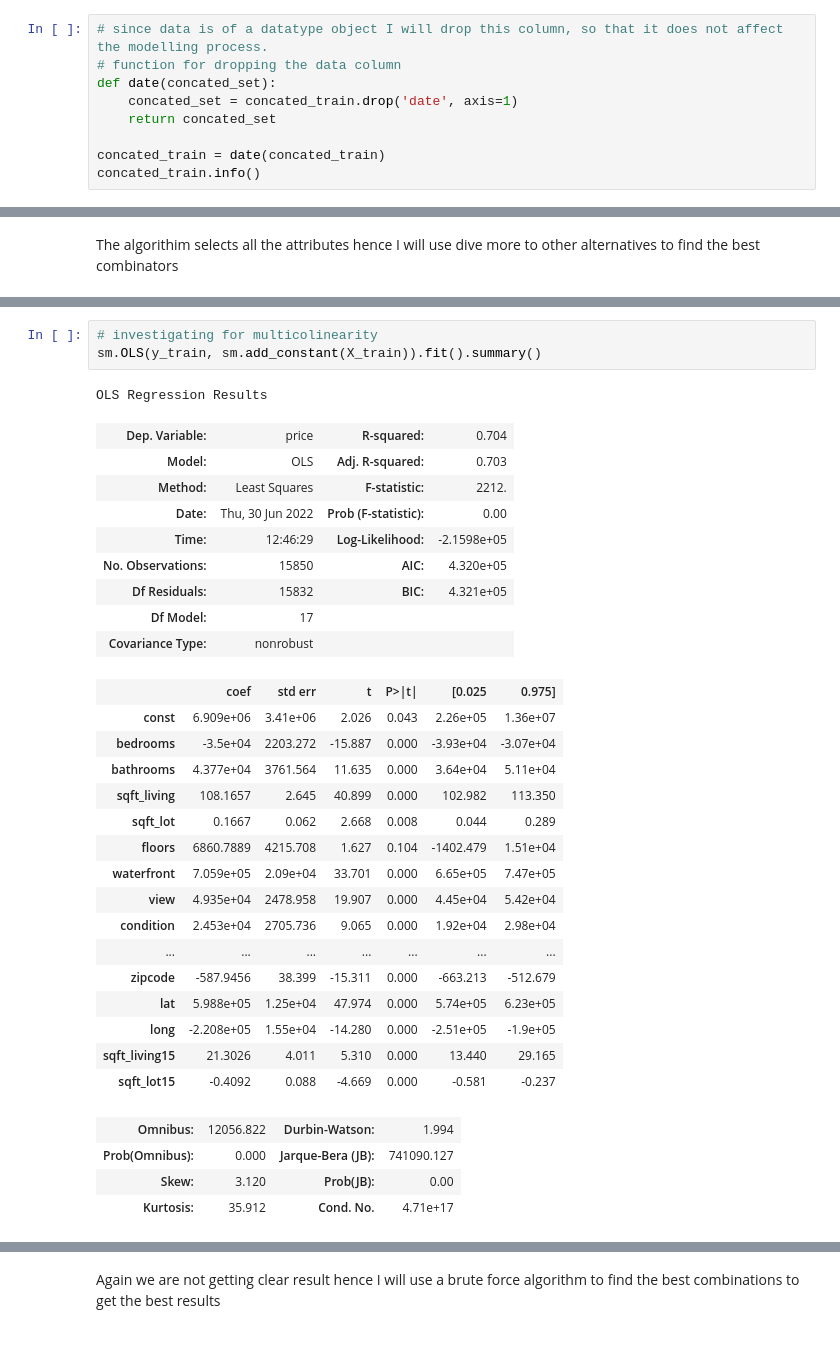
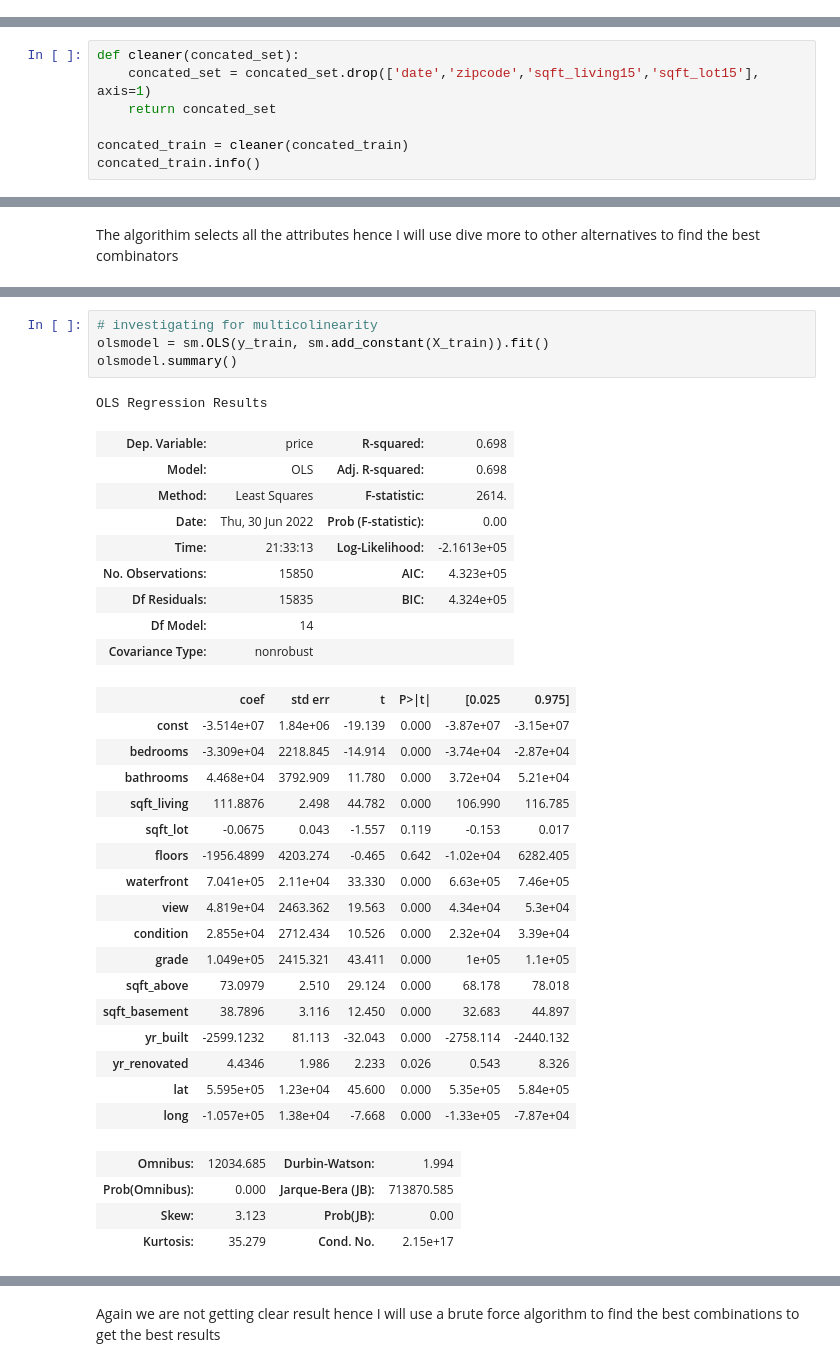
Before and after one commit to IainMosima/Moringa-Phase2, a Jupyter notebook: iain.ipynb, the cells around one changed output, grey strips where cells are left out. Cells and saved outputs as stored; diff of their text form.

```diff
--- a/iain.ipynb
+++ b/iain.ipynb
@@ -350,12 +350,3 @@ Data columns (total 20 columns):
  19  sqft_lot15     16197 non-null  int64
 dtypes: float64(8), int64(10), object(2)
 memory usage: 2.6+ MB
-# %%
-# since data is of a datatype object I will drop this column, so that it does not affect the modelling process.
-# function for dropping the data column
-def date(concated_set):
-    concated_set = concated_train.drop('date', axis=1)
-    return concated_set
-
-concated_train = date(concated_train)
-concated_train.info()
@@ -379,0 +355,7 @@ memory usage: 2.5+ MB
+# %%
+def cleaner(concated_set):
+    concated_set = concated_set.drop(['date','zipcode','sqft_living15','sqft_lot15'], axis=1)
+    return concated_set
+
+concated_train = cleaner(concated_train)
+concated_train.info()
@@ -573,36 +572,38 @@ len(X_train.columns)
 # %%
 # investigating for multicolinearity
-sm.OLS(y_train, sm.add_constant(X_train)).fit().summary()
+olsmodel = sm.OLS(y_train, sm.add_constant(X_train)).fit()
+olsmodel.summary()
 # %% [output]
 OLS Regression Results
-| Dep. Variable: | price | R-squared: | 0.704 |
-| Model: | OLS | Adj. R-squared: | 0.703 |
-| Method: | Least Squares | F-statistic: | 2212. |
+| Dep. Variable: | price | R-squared: | 0.698 |
+| Model: | OLS | Adj. R-squared: | 0.698 |
+| Method: | Least Squares | F-statistic: | 2614. |
 | Date: | Thu, 30 Jun 2022 | Prob (F-statistic): | 0.00 |
-| Time: | 12:46:29 | Log-Likelihood: | -2.1598e+05 |
-| No. Observations: | 15850 | AIC: | 4.320e+05 |
-| Df Residuals: | 15832 | BIC: | 4.321e+05 |
-| Df Model: | 17 |  |  |
+| Time: | 21:33:13 | Log-Likelihood: | -2.1613e+05 |
+| No. Observations: | 15850 | AIC: | 4.323e+05 |
+| Df Residuals: | 15835 | BIC: | 4.324e+05 |
+| Df Model: | 14 |  |  |
 | Covariance Type: | nonrobust |  |  |
 |  | coef | std err | t | P>|t| | [0.025 | 0.975] |
-| const | 6.909e+06 | 3.41e+06 | 2.026 | 0.043 | 2.26e+05 | 1.36e+07 |
-| bedrooms | -3.5e+04 | 2203.272 | -15.887 | 0.000 | -3.93e+04 | -3.07e+04 |
-| bathrooms | 4.377e+04 | 3761.564 | 11.635 | 0.000 | 3.64e+04 | 5.11e+04 |
-| sqft_living | 108.1657 | 2.645 | 40.899 | 0.000 | 102.982 | 113.350 |
-| sqft_lot | 0.1667 | 0.062 | 2.668 | 0.008 | 0.044 | 0.289 |
-| floors | 6860.7889 | 4215.708 | 1.627 | 0.104 | -1402.479 | 1.51e+04 |
-| waterfront | 7.059e+05 | 2.09e+04 | 33.701 | 0.000 | 6.65e+05 | 7.47e+05 |
-| view | 4.935e+04 | 2478.958 | 19.907 | 0.000 | 4.45e+04 | 5.42e+04 |
-| condition | 2.453e+04 | 2705.736 | 9.065 | 0.000 | 1.92e+04 | 2.98e+04 |
-| ... | ... | ... | ... | ... | ... | ... |
-| zipcode | -587.9456 | 38.399 | -15.311 | 0.000 | -663.213 | -512.679 |
-| lat | 5.988e+05 | 1.25e+04 | 47.974 | 0.000 | 5.74e+05 | 6.23e+05 |
-| long | -2.208e+05 | 1.55e+04 | -14.280 | 0.000 | -2.51e+05 | -1.9e+05 |
-| sqft_living15 | 21.3026 | 4.011 | 5.310 | 0.000 | 13.440 | 29.165 |
-| sqft_lot15 | -0.4092 | 0.088 | -4.669 | 0.000 | -0.581 | -0.237 |
+| const | -3.514e+07 | 1.84e+06 | -19.139 | 0.000 | -3.87e+07 | -3.15e+07 |
+| bedrooms | -3.309e+04 | 2218.845 | -14.914 | 0.000 | -3.74e+04 | -2.87e+04 |
+| bathrooms | 4.468e+04 | 3792.909 | 11.780 | 0.000 | 3.72e+04 | 5.21e+04 |
+| sqft_living | 111.8876 | 2.498 | 44.782 | 0.000 | 106.990 | 116.785 |
+| sqft_lot | -0.0675 | 0.043 | -1.557 | 0.119 | -0.153 | 0.017 |
+| floors | -1956.4899 | 4203.274 | -0.465 | 0.642 | -1.02e+04 | 6282.405 |
+| waterfront | 7.041e+05 | 2.11e+04 | 33.330 | 0.000 | 6.63e+05 | 7.46e+05 |
+| view | 4.819e+04 | 2463.362 | 19.563 | 0.000 | 4.34e+04 | 5.3e+04 |
+| condition | 2.855e+04 | 2712.434 | 10.526 | 0.000 | 2.32e+04 | 3.39e+04 |
+| grade | 1.049e+05 | 2415.321 | 43.411 | 0.000 | 1e+05 | 1.1e+05 |
+| sqft_above | 73.0979 | 2.510 | 29.124 | 0.000 | 68.178 | 78.018 |
+| sqft_basement | 38.7896 | 3.116 | 12.450 | 0.000 | 32.683 | 44.897 |
+| yr_built | -2599.1232 | 81.113 | -32.043 | 0.000 | -2758.114 | -2440.132 |
+| yr_renovated | 4.4346 | 1.986 | 2.233 | 0.026 | 0.543 | 8.326 |
+| lat | 5.595e+05 | 1.23e+04 | 45.600 | 0.000 | 5.35e+05 | 5.84e+05 |
+| long | -1.057e+05 | 1.38e+04 | -7.668 | 0.000 | -1.33e+05 | -7.87e+04 |
-| Omnibus: | 12056.822 | Durbin-Watson: | 1.994 |
-| Prob(Omnibus): | 0.000 | Jarque-Bera (JB): | 741090.127 |
-| Skew: | 3.120 | Prob(JB): | 0.00 |
-| Kurtosis: | 35.912 | Cond. No. | 4.71e+17 |
+| Omnibus: | 12034.685 | Durbin-Watson: | 1.994 |
+| Prob(Omnibus): | 0.000 | Jarque-Bera (JB): | 713870.585 |
+| Skew: | 3.123 | Prob(JB): | 0.00 |
+| Kurtosis: | 35.279 | Cond. No. | 2.15e+17 |
 Notes:
 [1] Standard Errors assume that the covariance matrix of the errors is correctly specified.
```
Also changed, not shown: parts of 39 cells of this notebook.
